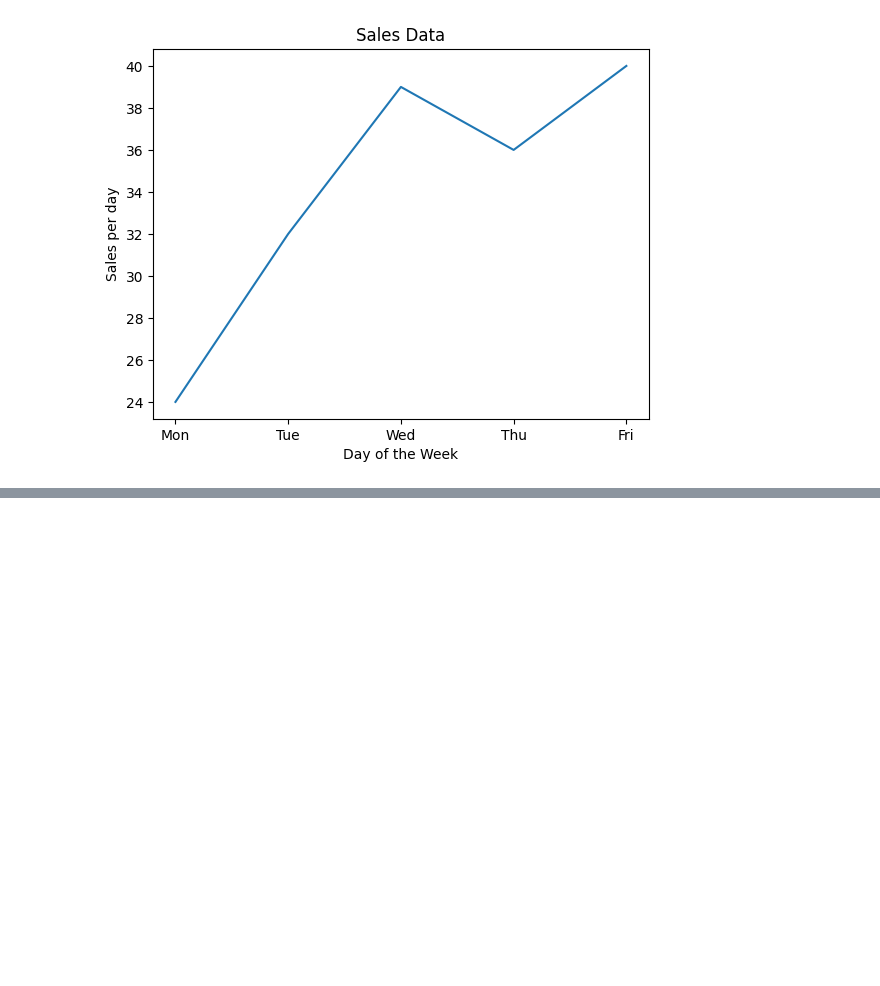
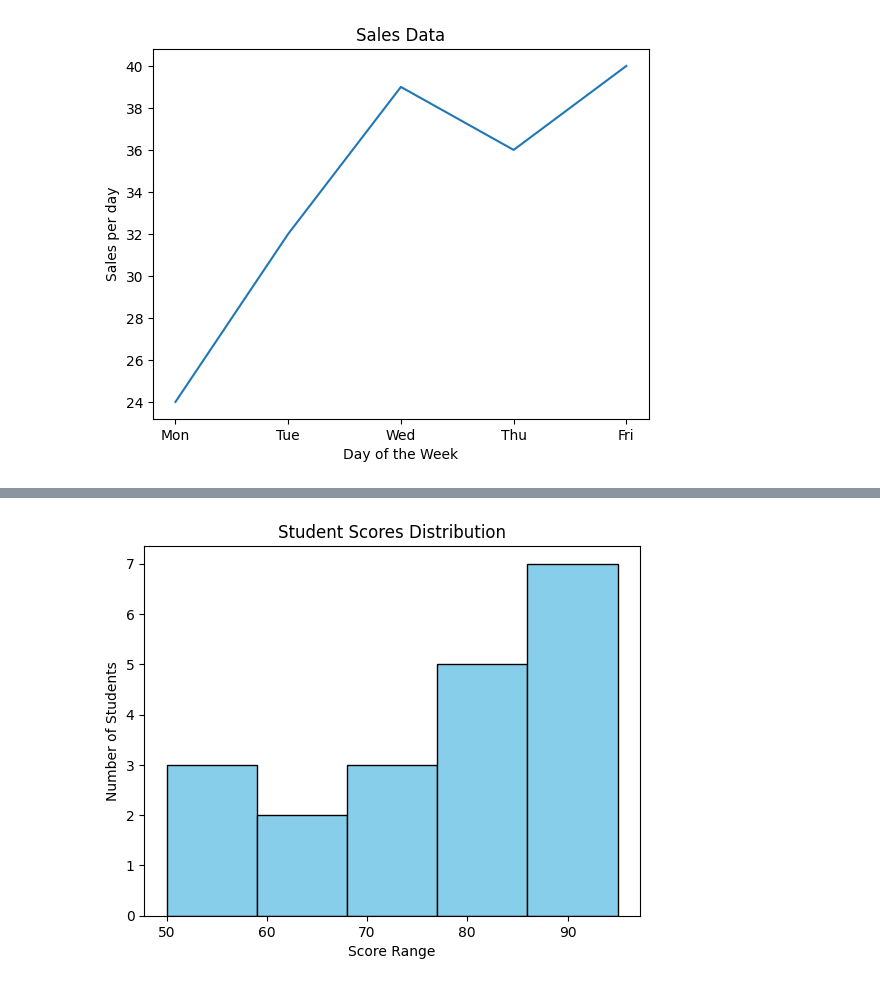
Before and after one commit to Akshat-developer14/matplotlib-learn, a Jupyter notebook: Basics/introduction.ipynb, the cells around one changed output, grey strips where cells are left out. Drawn from its saved outputs; the diff is of its cells as text; code cells hidden in the pictures; blank space fills up the shorter version.

```diff
--- a/Basics/introduction.ipynb
+++ b/Basics/introduction.ipynb
@@ -27,0 +70,10 @@ plt.show()
+# %%
+scores = [85, 90, 58, 62, 88, 76, 95, 69, 82, 87, 50, 79, 51, 74, 86, 93, 81, 77, 94, 63]
+
+plt.hist(scores, bins=5, color='skyblue', edgecolor='black')
+plt.xlabel('Score Range')
+plt.ylabel('Number of Students')
+plt.title('Student Scores Distribution')
+plt.show()
+# %% [output]
+[figure, added]
```
Also changed, not shown: parts of 5 cells of this notebook, 1 other file.
